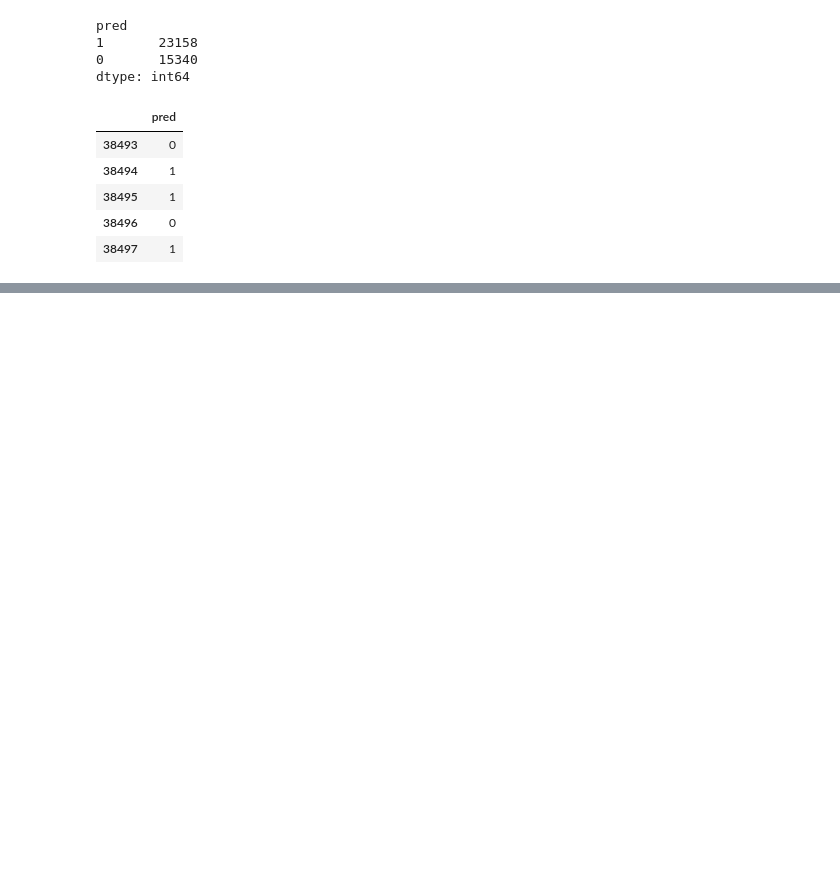
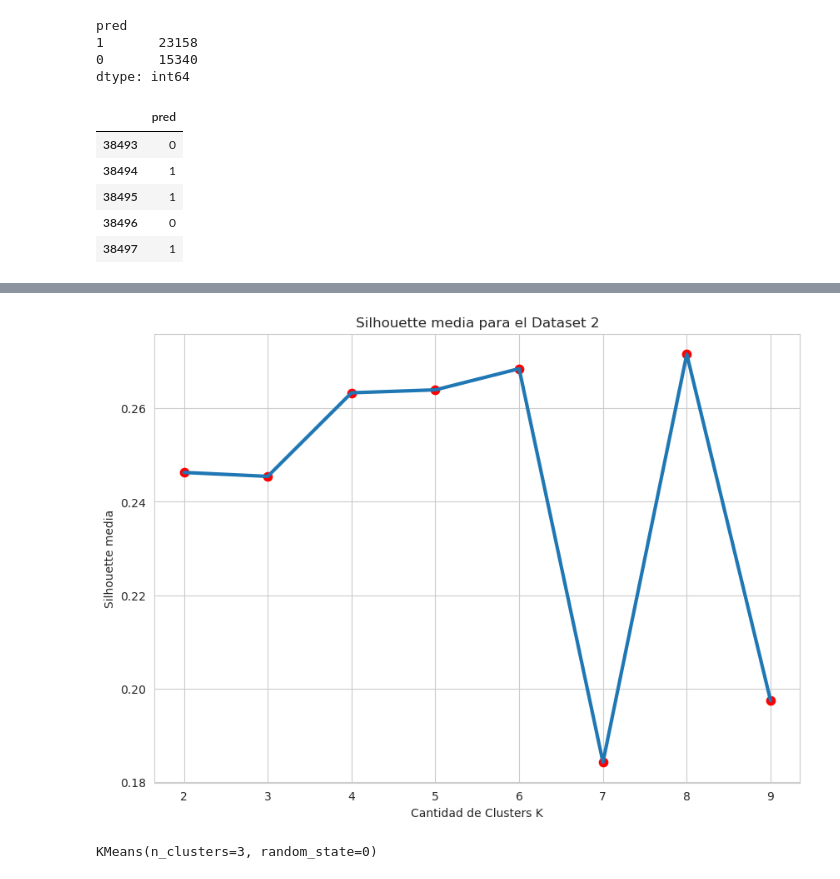
Before and after one commit to Oscarszdz/Datathon, a Jupyter notebook: Datathon_PI02.ipynb, the cells around one changed output, grey strips where cells are left out. Cells and saved outputs as stored; diff of their text form; code cells hidden in the pictures; blank space fills up the shorter version.

```diff
--- a/Datathon_PI02.ipynb
+++ b/Datathon_PI02.ipynb
@@ -2091,0 +2131,11 @@ resultados.tail()
+# %%
+plt.figure(figsize = (10,7))
+plt.plot(K, lista_sil, lw=3)
+plt.scatter(K, lista_sil,s=55,c='r')
+plt.xlabel('Cantidad de Clusters K')
+plt.ylabel('Silhouette media')
+plt.title('Silhouette media para el Dataset 2')
+
+plt.show()
+# %% [output]
+[figure, added]
@@ -2091,0 +2145,4 @@ resultados.tail()
+# %%
+km.fit(X)
+# %% [output]
+KMeans(n_clusters=3, random_state=0)
```
Also changed, not shown: parts of 11 cells of this notebook, 1 other file.
